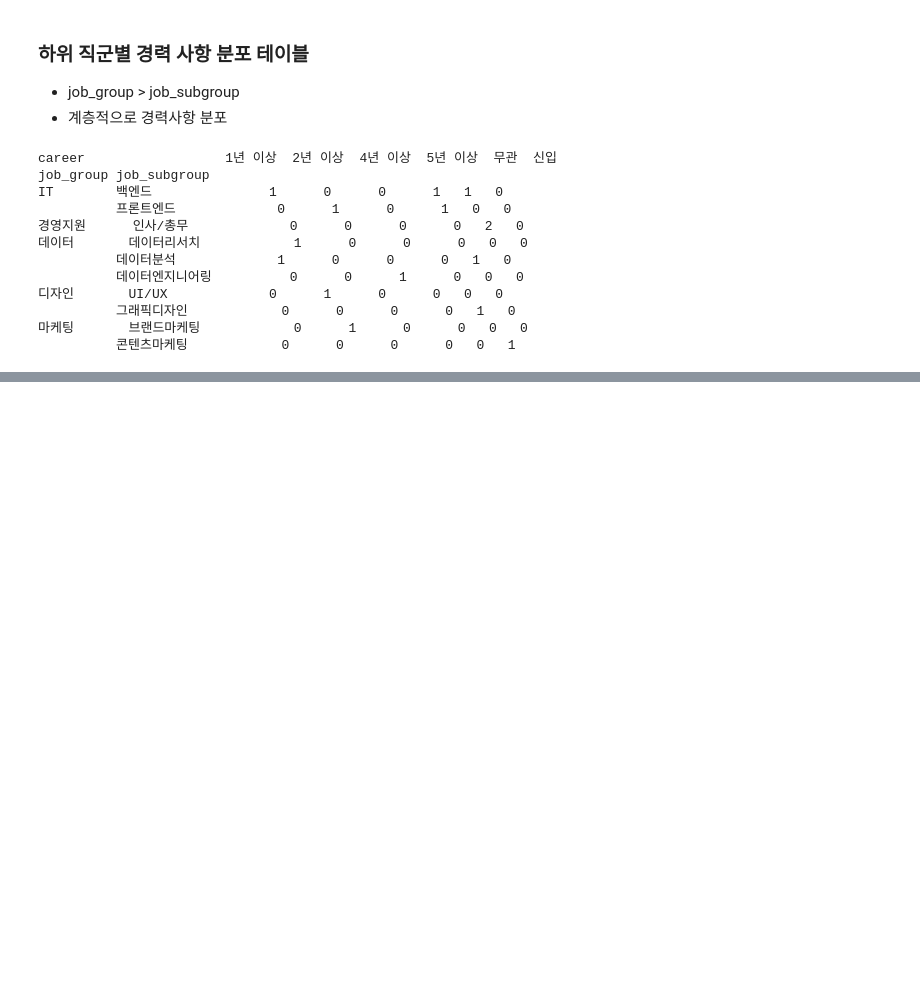
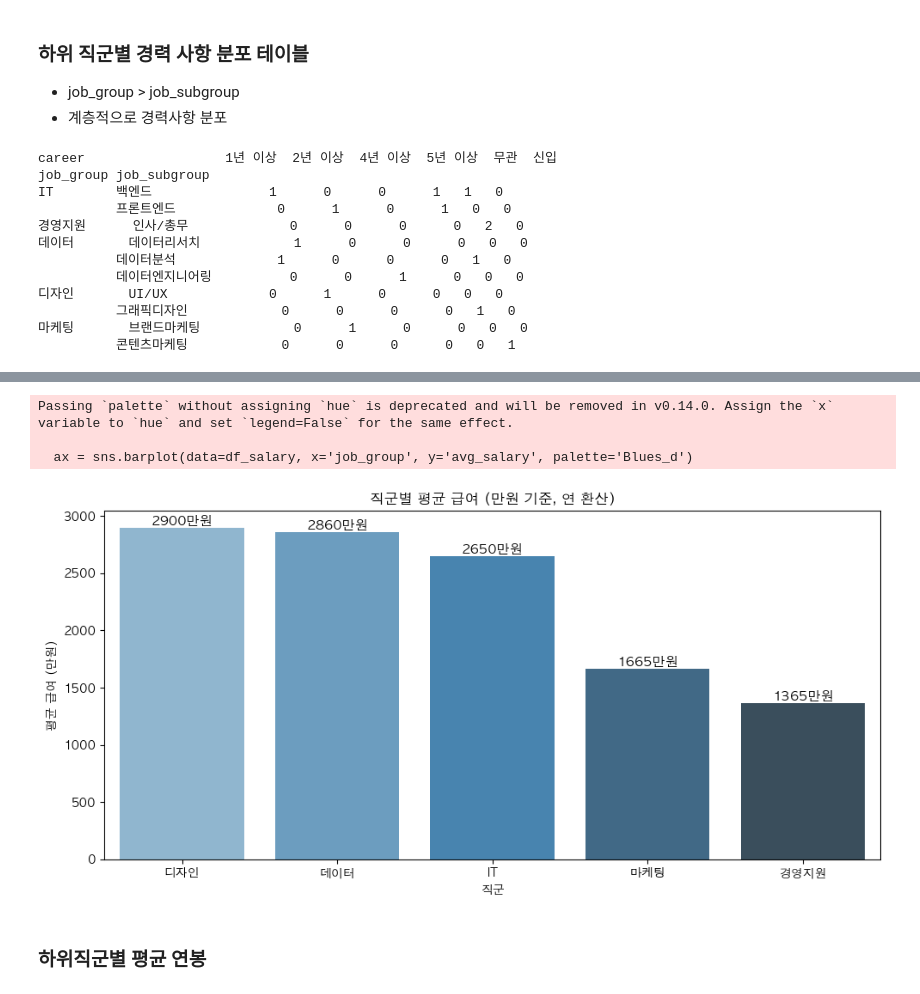
Before and after one commit to J-millar99/SK_Rookie_Mini_Project1, a Jupyter notebook: analysis/dummy_analysis.ipynb, the cells around one changed output, grey strips where cells are left out. Saved outputs shown, nothing was run; the diff lists cells and outputs as text; code cells hidden in the pictures; blank space fills up the shorter version.

```diff
--- a/analysis/dummy_analysis.ipynb
+++ b/analysis/dummy_analysis.ipynb
@@ -327,0 +361,3 @@ plt.show()
+# %%
+salary_avg = df.groupby('job_group')['salary_num'].mean().round(1).sort_values(ascending=False)
+print(salary_avg)
@@ -327,0 +372,30 @@ plt.show()
+# %%
+import seaborn as sns
+import matplotlib.pyplot as plt
+%matplotlib inline
+
+# 직군별 평균 급여 Series → DataFrame 변환
+df_salary = salary_avg.reset_index()
+df_salary.columns = ['job_group', 'avg_salary']
+
+
+plt.figure(figsize=(10, 5))
+ax = sns.barplot(data=df_salary, x='job_group', y='avg_salary', palette='Blues_d')
+
+# ⬆️ 막대 위에 수치 표시
+for i, row in df_salary.iterrows():
+    ax.text(i, row['avg_salary'] , f"{row['avg_salary']:.0f}만원",
+            ha='center', va='bottom', fontsize=11, fontweight='bold', color='black')
+
+plt.title("직군별 평균 급여 (만원 기준, 연 환산)")
+plt.xlabel("직군")
+plt.ylabel("평균 급여 (만원)")
+plt.tight_layout()
+plt.show()
+# %% [output]
+Passing `palette` without assigning `hue` is deprecated and will be removed in v0.14.0. Assign the `x` variable to `hue` and set `legend=False` for the same effect.
+
+  ax = sns.barplot(data=df_salary, x='job_group', y='avg_salary', palette='Blues_d')
+[figure, added]
+# %% [markdown]
+### 하위직군별 평균 연봉
```
Also changed, not shown: parts of 7 cells of this notebook.
